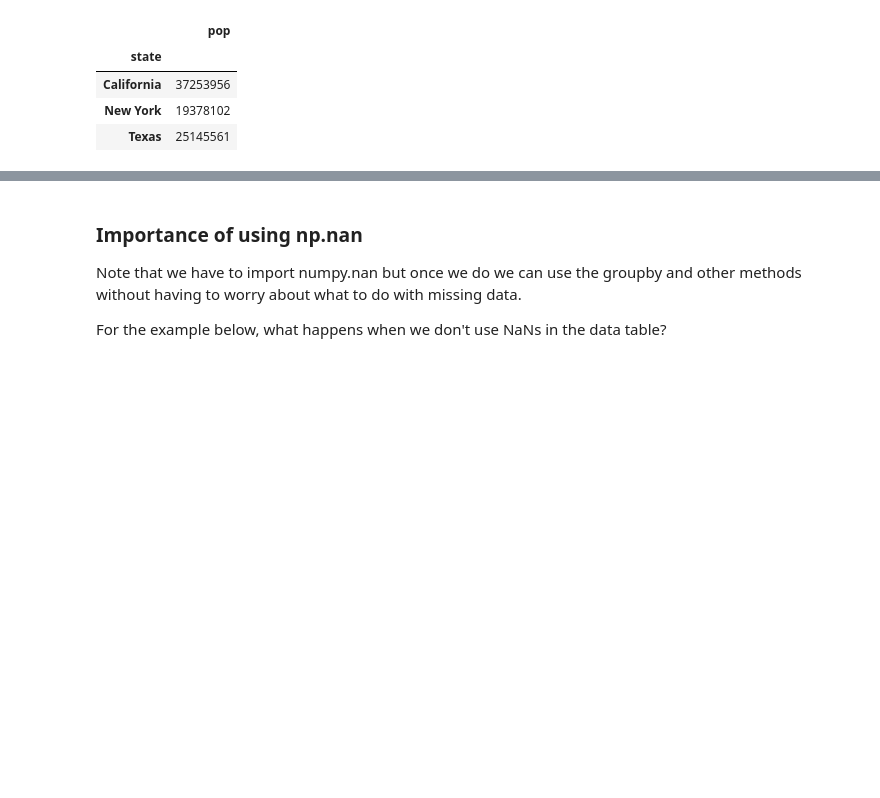
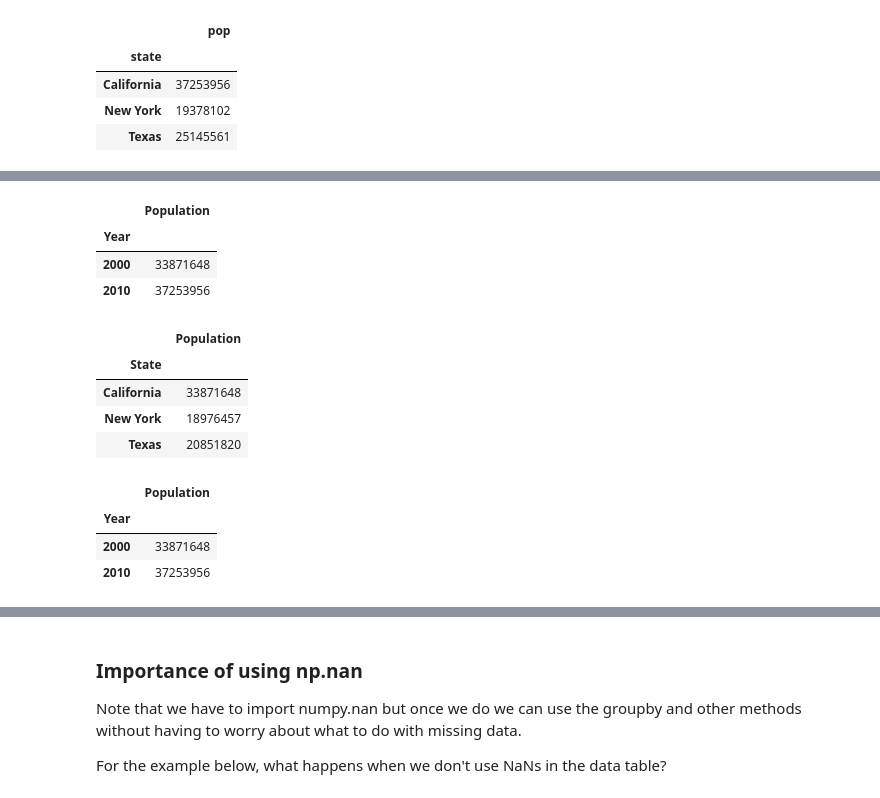
Before and after one commit to nmattei/cmps3160, a Jupyter notebook: _demos/Demo-04.ipynb, the cells around one changed output, grey strips where cells are left out. Cells and saved outputs as stored; diff of their text form; code cells hidden in the pictures; blank space fills up the shorter version.

```diff
--- a/_demos/Demo-04.ipynb
+++ b/_demos/Demo-04.ipynb
@@ -485,3 +485,13 @@ df.xs(2010, level=1)
 | California | 37253956 |
 | New York | 19378102 |
 | Texas | 25145561 |
+# %%
+index = pd.MultiIndex.from_tuples(
+    [("California", 2000), ("California", 2010),
+     ("New York", 2000), ("New York", 2010),
+     ("Texas", 2000), ("Texas", 2010)],
+    names=["State", "Year"]
+)
+
+data = [33871648, 37253956, 18976457, 19378102, 20851820, 25145561]
+df = pd.DataFrame(data, index=index, columns=["Population"])
@@ -487,0 +506,26 @@ df.xs(2010, level=1)
+# %%
+# Selecting all years for a state
+
+df.loc["California"]
+# %% [output]
+|  | Population |
+| Year |  |
+| 2000 | 33871648 |
+| 2010 | 37253956 |
+# %%
+# all states for a given year
+df.xs(2000, level="Year")
+# %% [output]
+|  | Population |
+| State |  |
+| California | 33871648 |
+| New York | 18976457 |
+| Texas | 20851820 |
+# %%
+# all years for California
+df.xs("California", level="State")
+# %% [output]
+|  | Population |
+| Year |  |
+| 2000 | 33871648 |
+| 2010 | 37253956 |
```
Also changed, not shown: parts of 7 cells of this notebook.
